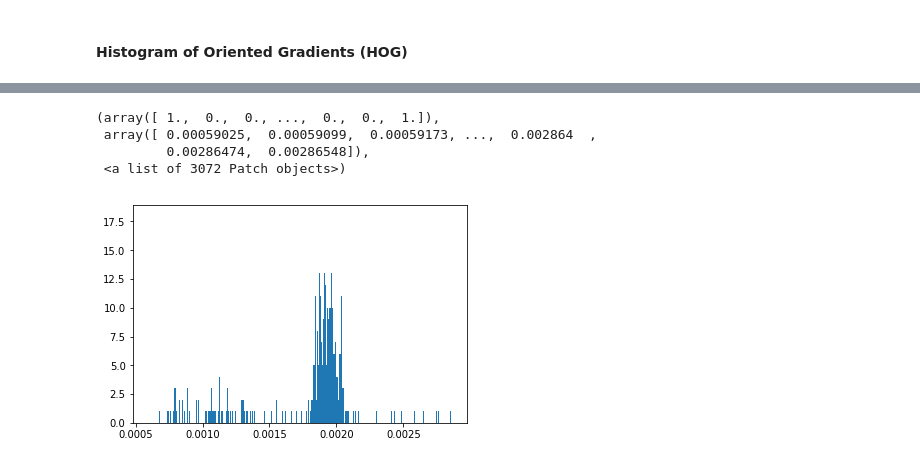
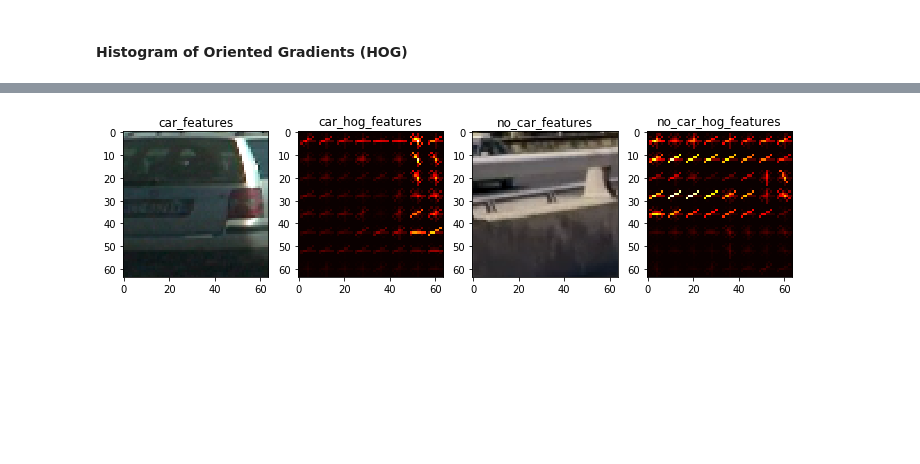
Before and after one commit to solix/Advance-Vehicle-Detection, a Jupyter notebook: pipeline.ipynb, the cells around one changed output, grey strips where cells are left out. Saved outputs shown, nothing was run; the diff lists cells and outputs as text; code cells hidden in the pictures; blank space fills up the shorter version.

```diff
--- a/pipeline.ipynb
+++ b/pipeline.ipynb
@@ -124,8 +325,35 @@ hog_feature = get_hog_features(test_bin_car,9,8,2,vis=False)
-# %%
-plt.hist(test_bin_car/255,len(test_bin_car))
-# %% [output]
-(array([ 1.,  0.,  0., ...,  0.,  0.,  1.]),
- array([ 0.00059025,  0.00059099,  0.00059173, ...,  0.002864  ,
-         0.00286474,  0.00286548]),
- <a list of 3072 Patch objects>)
-[figure, removed]
+# %%
+#LET'S TRAIN on some images using SVM
+%matplotlib inline
+cars_inds = np.random.randint(0,len(cars))
+no_car_inds = np.random.randint(0,len(not_cars))
+carimg = mpimg.imread(cars[cars_inds])
+no_carimg = mpimg.imread(not_cars[no_car_inds])
+
+color_space = 'YCrCb'
+orient = 6
+pixel_per_cell = 8
+cell_per_block = 2
+hog_channel = 0
+spatial_size = (16,16)
+hist_bins = 16
+spatial_feat = True
+hist_feat = True
+hog_feat = True
+
+
+car_features, car_hog_image = single_img_features(carimg, color_space=color_space, spatial_size=spatial_size,
+                        hist_bins=hist_bins, orient=orient,
+                        pix_per_cell=pixel_per_cell, cell_per_block=cell_per_block, hog_channel=hog_channel,
+                        spatial_feat=spatial_feat, hist_feat=hist_feat, hog_feat=hog_feat,vis=True)
+
+no_car_features, no_car_hog_image = single_img_features(no_carimg, color_space=color_space, spatial_size=spatial_size,
+                        hist_bins=hist_bins, orient=orient,pix_per_cell=pixel_per_cell, cell_per_block=cell_per_block, hog_channel=hog_channel,
+                        spatial_feat=spatial_feat, hist_feat=hist_feat, hog_feat=hog_feat,vis=True)
+
+images= [carimg, car_hog_image,no_carimg, no_car_hog_image]
+titles  =['car_features', 'car_hog_features','no_car_features', 'no_car_hog_features']
+fig = plt.figure(figsize=(12,3))
+visualize(fig,1,4,images,titles)
+# %% [output]
+[figure, added]
```
Also changed, not shown: parts of 5 cells of this notebook.
